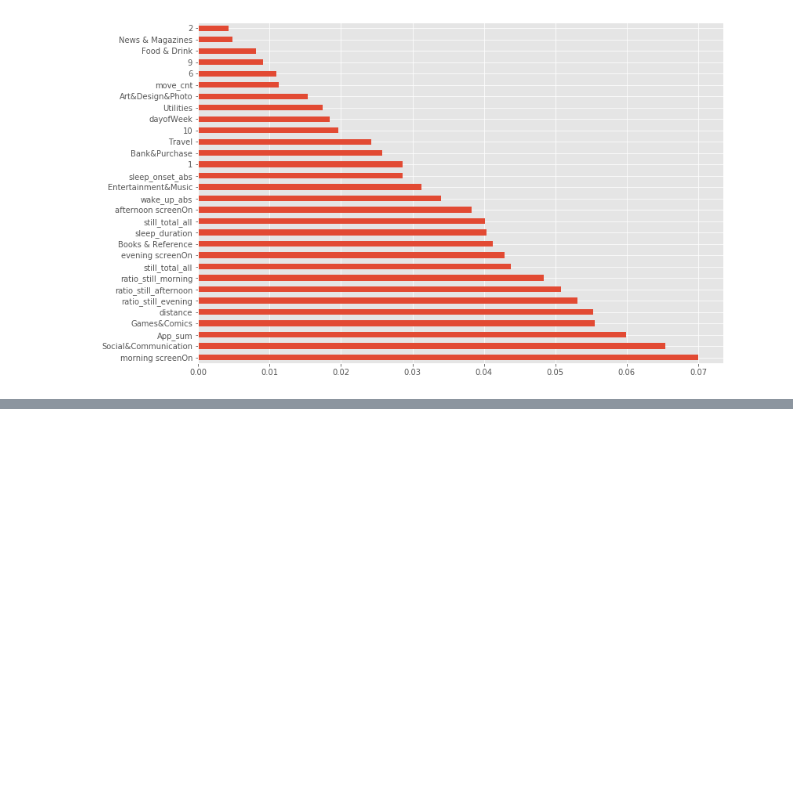
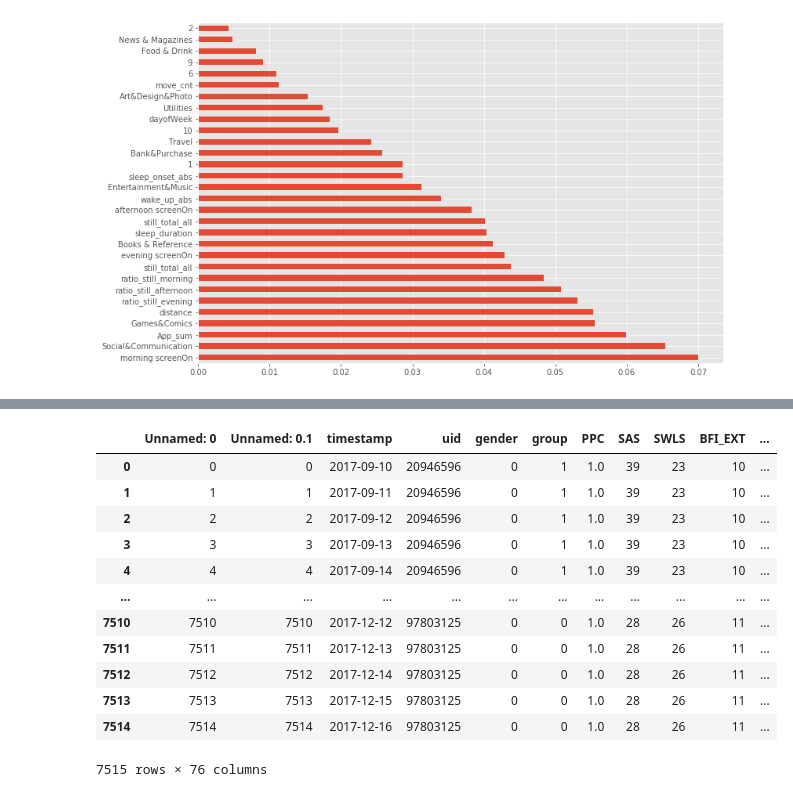
Before and after one commit to sy2399/Smartphone_Analysis, a Jupyter notebook: Code/03. Modeling/00. Model Basic1_SWB.ipynb, the cells around one changed output, grey strips where cells are left out. Drawn from its saved outputs; the diff is of its cells as text; code cells hidden in the pictures; blank space fills up the shorter version.

```diff
--- a/Code/03. Modeling/00. Model Basic1_SWB.ipynb
+++ b/Code/03. Modeling/00. Model Basic1_SWB.ipynb
@@ -415,0 +537,3 @@ shap.force_plot(explainer.expected_value[2], shap_values[2], X_test.iloc[10,:])
+# %%
+swb.head()
+swb['timestamp'] = swb[]
@@ -415,0 +548,16 @@ shap.force_plot(explainer.expected_value[2], shap_values[2], X_test.iloc[10,:])
+# %%
+util.toDatetime(swb, ['timestamp'], "%Y%m%d")
+# %% [output]
+|  | Unnamed: 0 | Unnamed: 0.1 | timestamp | uid | gender | group | PPC | SAS | SWLS | BFI_EXT | ... |
+| 0 | 0 | 0 | 2017-09-10 | 20946596 | 0 | 1 | 1.0 | 39 | 23 | 10 | ... |
+| 1 | 1 | 1 | 2017-09-11 | 20946596 | 0 | 1 | 1.0 | 39 | 23 | 10 | ... |
+| 2 | 2 | 2 | 2017-09-12 | 20946596 | 0 | 1 | 1.0 | 39 | 23 | 10 | ... |
+| 3 | 3 | 3 | 2017-09-13 | 20946596 | 0 | 1 | 1.0 | 39 | 23 | 10 | ... |
+| 4 | 4 | 4 | 2017-09-14 | 20946596 | 0 | 1 | 1.0 | 39 | 23 | 10 | ... |
+| ... | ... | ... | ... | ... | ... | ... | ... | ... | ... | ... | ... |
+| 7510 | 7510 | 7510 | 2017-12-12 | 97803125 | 0 | 0 | 1.0 | 28 | 26 | 11 | ... |
+| 7511 | 7511 | 7511 | 2017-12-13 | 97803125 | 0 | 0 | 1.0 | 28 | 26 | 11 | ... |
+| 7512 | 7512 | 7512 | 2017-12-14 | 97803125 | 0 | 0 | 1.0 | 28 | 26 | 11 | ... |
+| 7513 | 7513 | 7513 | 2017-12-15 | 97803125 | 0 | 0 | 1.0 | 28 | 26 | 11 | ... |
+| 7514 | 7514 | 7514 | 2017-12-16 | 97803125 | 0 | 0 | 1.0 | 28 | 26 | 11 | ... |
+7515 rows × 76 columns
```
Also changed, not shown: parts of 18 cells of this notebook, 3 other files.
